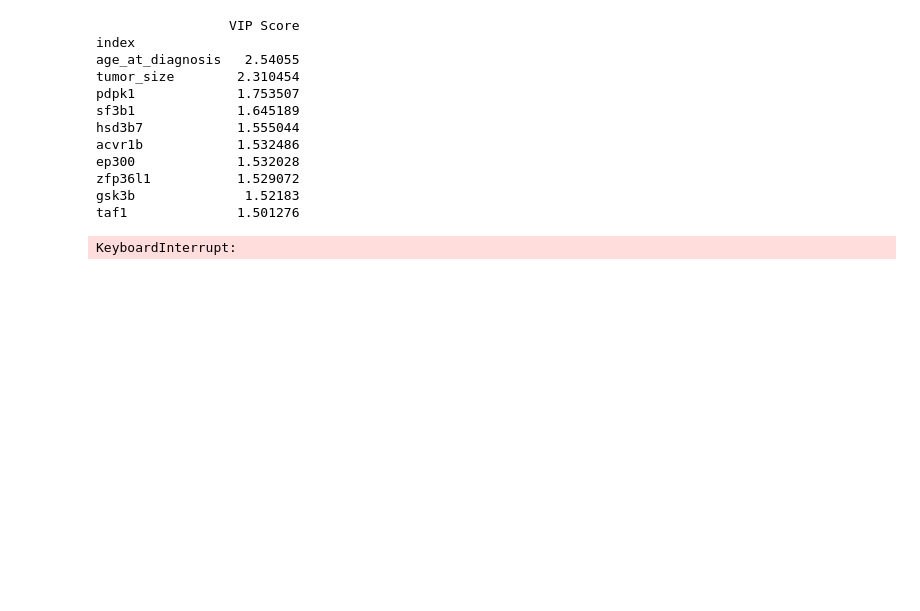
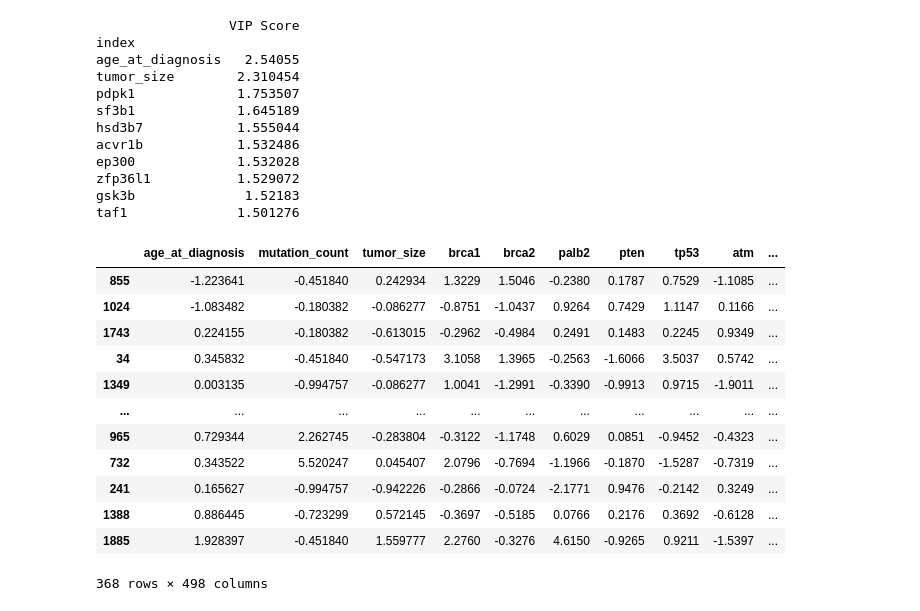
Before and after one commit to lilythomson13/finalproject, a Jupyter notebook: Results.ipynb, the cells around one changed output. Drawn from its saved outputs; the diff is of its cells as text; code cells hidden in the pictures; blank space fills up the shorter version.

Commit message:
code for test data

```diff
--- a/Results.ipynb
+++ b/Results.ipynb
@@ -222,6 +222,22 @@ ep300             1.532028
 zfp36l1           1.529072
 gsk3b              1.52183
 taf1              1.501276
+# %%
+X_test
+# %% [output]
+|  | age_at_diagnosis | mutation_count | tumor_size | brca1 | brca2 | palb2 | pten | tp53 | atm | ... |
+| 855 | -1.223641 | -0.451840 | 0.242934 | 1.3229 | 1.5046 | -0.2380 | 0.1787 | 0.7529 | -1.1085 | ... |
+| 1024 | -1.083482 | -0.180382 | -0.086277 | -0.8751 | -1.0437 | 0.9264 | 0.7429 | 1.1147 | 0.1166 | ... |
+| 1743 | 0.224155 | -0.180382 | -0.613015 | -0.2962 | -0.4984 | 0.2491 | 0.1483 | 0.2245 | 0.9349 | ... |
+| 34 | 0.345832 | -0.451840 | -0.547173 | 3.1058 | 1.3965 | -0.2563 | -1.6066 | 3.5037 | 0.5742 | ... |
+| 1349 | 0.003135 | -0.994757 | -0.086277 | 1.0041 | -1.2991 | -0.3390 | -0.9913 | 0.9715 | -1.9011 | ... |
+| ... | ... | ... | ... | ... | ... | ... | ... | ... | ... | ... |
+| 965 | 0.729344 | 2.262745 | -0.283804 | -0.3122 | -1.1748 | 0.6029 | 0.0851 | -0.9452 | -0.4323 | ... |
+| 732 | 0.343522 | 5.520247 | 0.045407 | 2.0796 | -0.7694 | -1.1966 | -0.1870 | -1.5287 | -0.7319 | ... |
+| 241 | 0.165627 | -0.994757 | -0.942226 | -0.2866 | -0.0724 | -2.1771 | 0.9476 | -0.2142 | 0.3249 | ... |
+| 1388 | 0.886445 | -0.723299 | 0.572145 | -0.3697 | -0.5185 | 0.0766 | 0.2176 | 0.3692 | -0.6128 | ... |
+| 1885 | 1.928397 | -0.451840 | 1.559777 | 2.2760 | -0.3276 | 4.6150 | -0.9265 | 0.9211 | -1.5397 | ... |
+368 rows × 498 columns
 # %%
 fitness = []
 x = range(1,499)
@@ -233,10 +249,10 @@ for i in range(498):
     pls.fit(Xtrain, y_train)
     y_fit = pls.predict(Xtrain)
     SSres = 0
-    for i in range(498):
+    for i in range(1471):
         SSres += (y_train.iloc[i] - y_fit[i])**2
     SStot = 0
-    for i in range(498):
+    for i in range(1471):
         SStot += (y_train.iloc[i] - np.mean(y_train.iloc[:]))**2
     fitness.append(100*(1 - (SSres / SStot)))
 
@@ -251,5 +267,3 @@ plt.title("VIP Model Reduction")
 plt.xlabel("Number of Variables in Model")
 plt.ylabel("Model fitness (R^2)")
 plt.show()
-# %% [output]
-KeyboardInterrupt:
```
Also changed, not shown: parts of 1 cell of this notebook.
